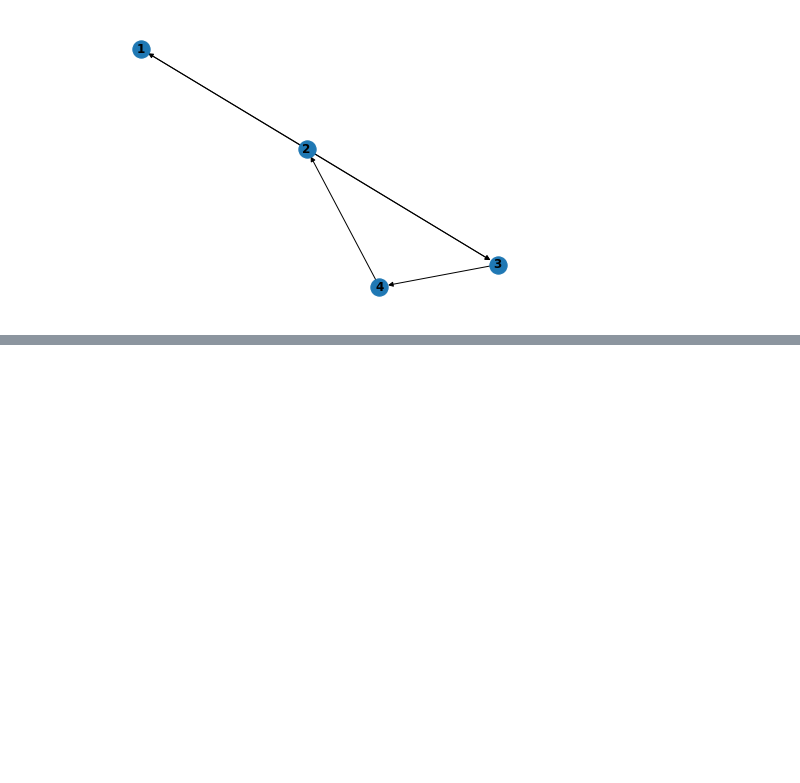
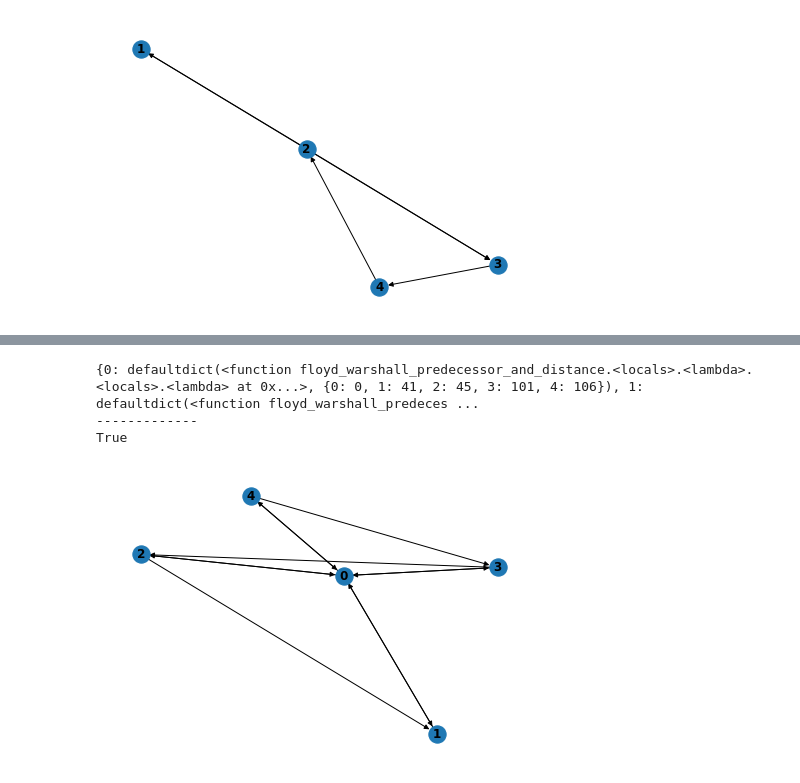
Before and after one commit to anenriquez/mrta_stn, a Jupyter notebook: notebooks/networkx_tutorial.ipynb, the cells around one changed output, grey strips where cells are left out. Cells and saved outputs as stored; diff of their text form; code cells hidden in the pictures; blank space fills up the shorter version.

```diff
--- a/networkx_tutorial.ipynb
+++ b/notebooks/networkx_tutorial.ipynb
@@ -195,0 +218,22 @@ print(distances[1][4])
+# %%
+DG = nx.DiGraph()
+DG.add_weighted_edges_from([(0, 1, 41), (1, 0, -41),
+                            (0, 2, 45), (2, 0, -45),
+                            (0, 3, 101), (3, 0, -96),
+                            (0, 4, 106), (4, 0, -100),
+                            (2, 1, -4), (3, 2, -7), (4, 3, -4)])
+
+nx.draw(DG, with_labels=True, font_weight='bold')
+
+minimal_stn = nx.floyd_warshall(DG)
+
+print(minimal_stn)
+
+print("-------------")
+
+print(is_consistent_nx(minimal_stn))
+# %% [output]
+{0: defaultdict(<function floyd_warshall_predecessor_and_distance.<locals>.<lambda>.<locals>.<lambda> at 0x...>, {0: 0, 1: 41, 2: 45, 3: 101, 4: 106}), 1: defaultdict(<function floyd_warshall_predeces ...
+-------------
+True
+[figure, added]
```
Also changed, not shown: parts of 5 cells of this notebook.
